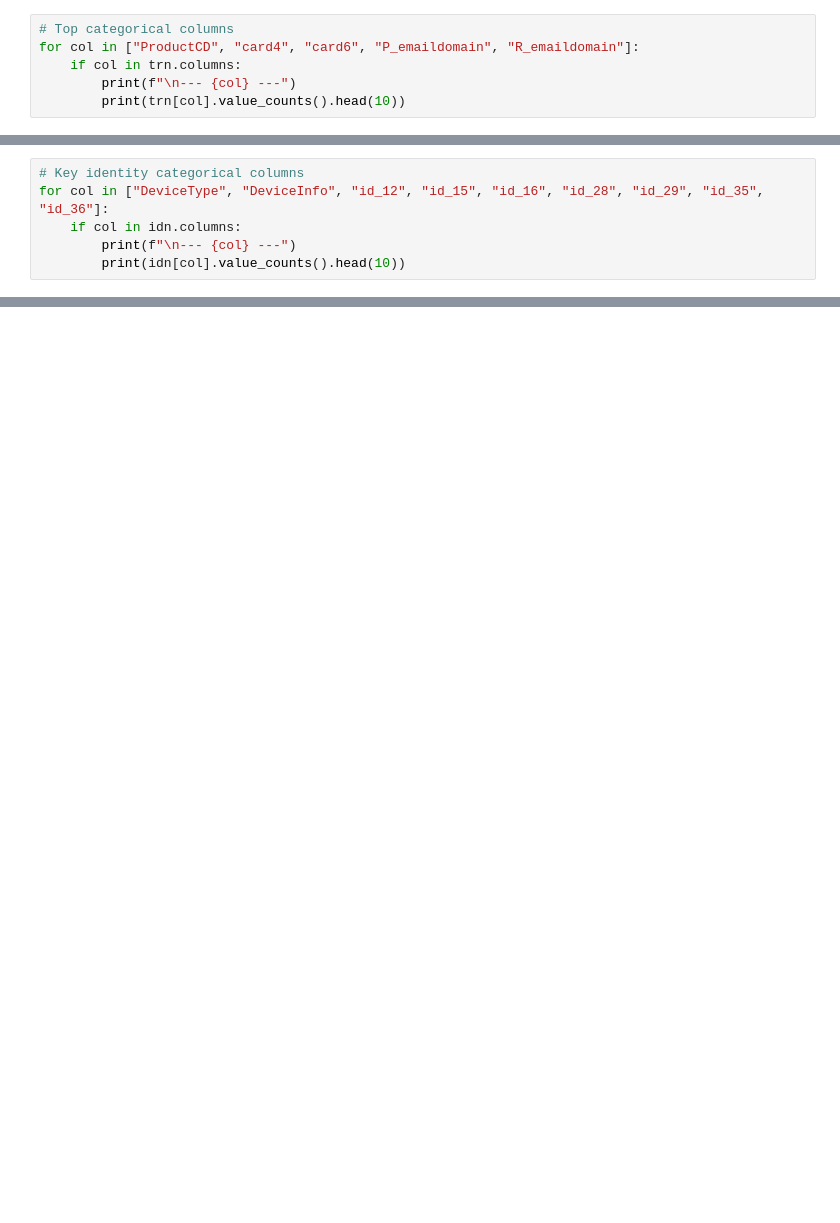
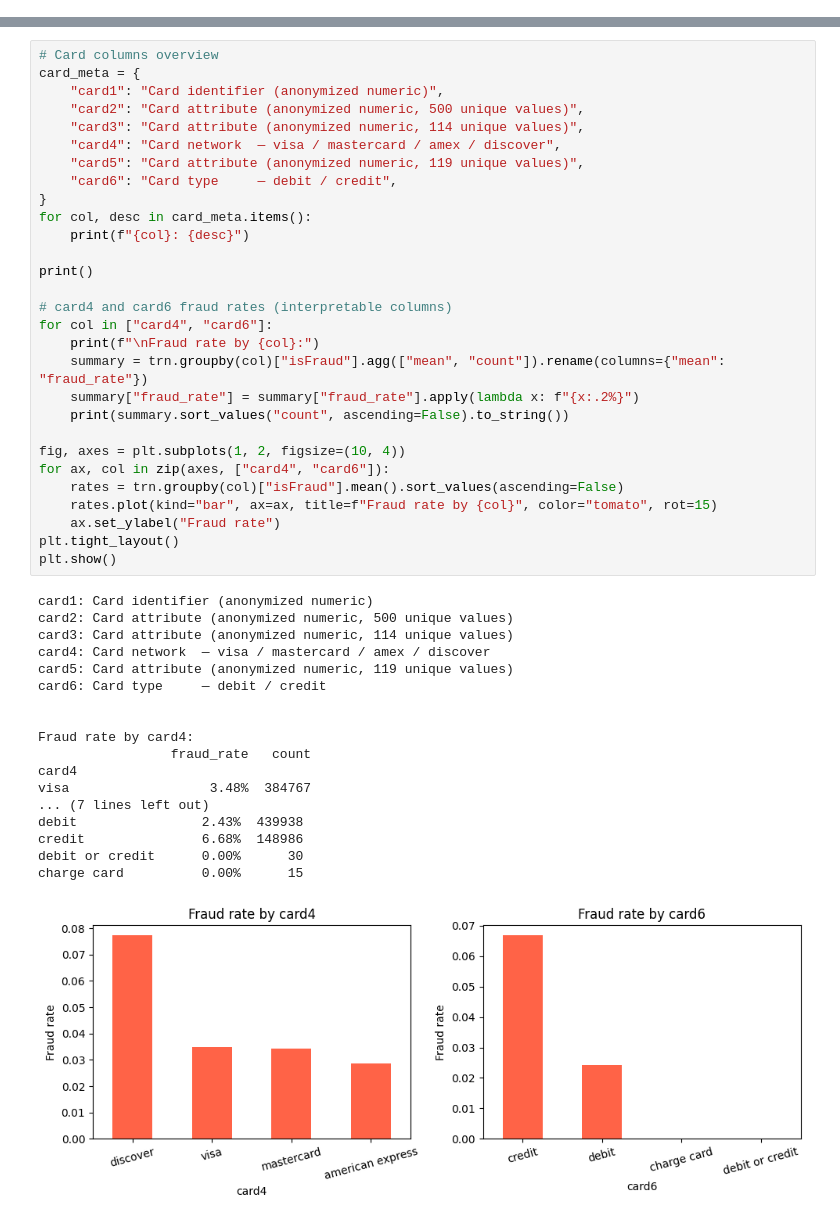
Before and after one commit to Rohit140595/fraud-detection, a Jupyter notebook: notebooks/data_exploration.ipynb, the cells around one changed output, grey strips where cells are left out. Drawn from its saved outputs; the diff is of its cells as text; blank space fills up the shorter version.

```diff
--- a/notebooks/data_exploration.ipynb
+++ b/notebooks/data_exploration.ipynb
@@ -45,6 +0,0 @@ trn[["TransactionAmt", "TransactionDT"]].describe()
-# %%
-# Top categorical columns
-for col in ["ProductCD", "card4", "card6", "P_emaildomain", "R_emaildomain"]:
-    if col in trn.columns:
-        print(f"\n--- {col} ---")
-        print(trn[col].value_counts().head(10))
@@ -63,6 +0,0 @@ print(missing_idn[missing_idn > 0].head(20))
-# %%
-# Key identity categorical columns
-for col in ["DeviceType", "DeviceInfo", "id_12", "id_15", "id_16", "id_28", "id_29", "id_35", "id_36"]:
-    if col in idn.columns:
-        print(f"\n--- {col} ---")
-        print(idn[col].value_counts().head(10))
@@ -82,0 +213,48 @@ print(merged.groupby("ProductCD")["isFraud"].agg(["mean", "count"]).rename(colum
+# %%
+# Card columns overview
+card_meta = {
+    "card1": "Card identifier (anonymized numeric)",
+    "card2": "Card attribute (anonymized numeric, 500 unique values)",
+    "card3": "Card attribute (anonymized numeric, 114 unique values)",
+    "card4": "Card network  — visa / mastercard / amex / discover",
+    "card5": "Card attribute (anonymized numeric, 119 unique values)",
+    "card6": "Card type     — debit / credit",
+}
+for col, desc in card_meta.items():
+    print(f"{col}: {desc}")
+
+print()
+
+# card4 and card6 fraud rates (interpretable columns)
+for col in ["card4", "card6"]:
+    print(f"\nFraud rate by {col}:")
+    summary = trn.groupby(col)["isFraud"].agg(["mean", "count"]).rename(columns={"mean": "fraud_rate"})
+    summary["fraud_rate"] = summary["fraud_rate"].apply(lambda x: f"{x:.2%}")
+    print(summary.sort_values("count", ascending=False).to_string())
+
+fig, axes = plt.subplots(1, 2, figsize=(10, 4))
+for ax, col in zip(axes, ["card4", "card6"]):
+    rates = trn.groupby(col)["isFraud"].mean().sort_values(ascending=False)
+    rates.plot(kind="bar", ax=ax, title=f"Fraud rate by {col}", color="tomato", rot=15)
+    ax.set_ylabel("Fraud rate")
+plt.tight_layout()
+plt.show()
+# %% [output]
+card1: Card identifier (anonymized numeric)
+card2: Card attribute (anonymized numeric, 500 unique values)
+card3: Card attribute (anonymized numeric, 114 unique values)
+card4: Card network  — visa / mastercard / amex / discover
+card5: Card attribute (anonymized numeric, 119 unique values)
+card6: Card type     — debit / credit
+
+
+Fraud rate by card4:
+                 fraud_rate   count
+card4
+visa                  3.48%  384767
+... (7 lines left out)
+debit                2.43%  439938
+credit               6.68%  148986
+debit or credit      0.00%      30
+charge card          0.00%      15
+[figure, added]
```
Also changed, not shown: parts of 41 cells of this notebook, 1 other file.
